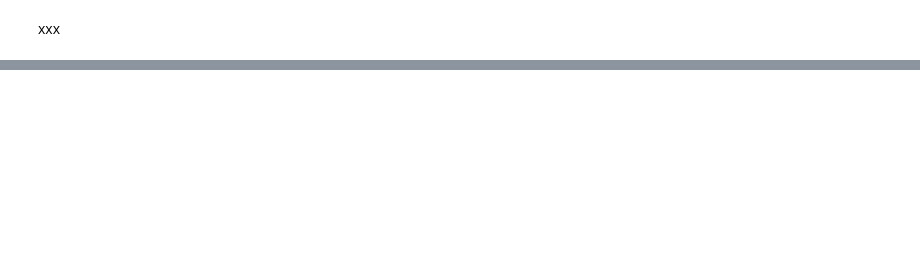
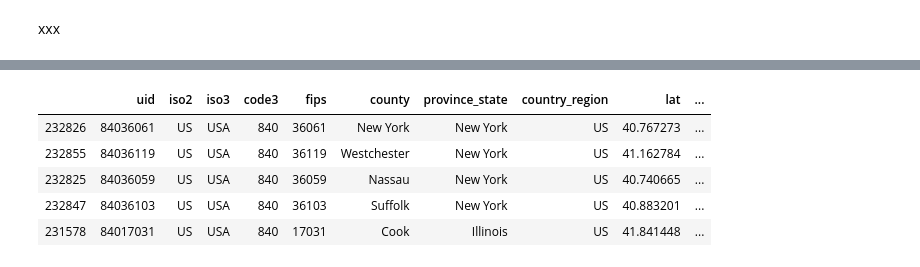
Before and after one commit to genevievelyons/covid-19-prediction, a Jupyter notebook: EDA/EDA_GL.ipynb, the cells around one changed output, grey strips where cells are left out. Cells and saved outputs as stored; diff of their text form; code cells hidden in the pictures; blank space fills up the shorter version.

```diff
--- a/EDA/EDA_GL.ipynb
+++ b/EDA/EDA_GL.ipynb
@@ -124,0 +153,9 @@ xxx
+# %%
+data[data.date == '2020-04-02'].sort_values(by = ['confirmed'], axis = 0, ascending = False).head()
+# %% [output]
+|  | uid | iso2 | iso3 | code3 | fips | county | province_state | country_region | lat | ... |
+| 232826 | 84036061 | US | USA | 840 | 36061 | New York | New York | US | 40.767273 | ... |
+| 232855 | 84036119 | US | USA | 840 | 36119 | Westchester | New York | US | 41.162784 | ... |
+| 232825 | 84036059 | US | USA | 840 | 36059 | Nassau | New York | US | 40.740665 | ... |
+| 232847 | 84036103 | US | USA | 840 | 36103 | Suffolk | New York | US | 40.883201 | ... |
+| 231578 | 84017031 | US | USA | 840 | 17031 | Cook | Illinois | US | 41.841448 | ... |
```
Also changed, not shown: parts of 6 cells of this notebook.
